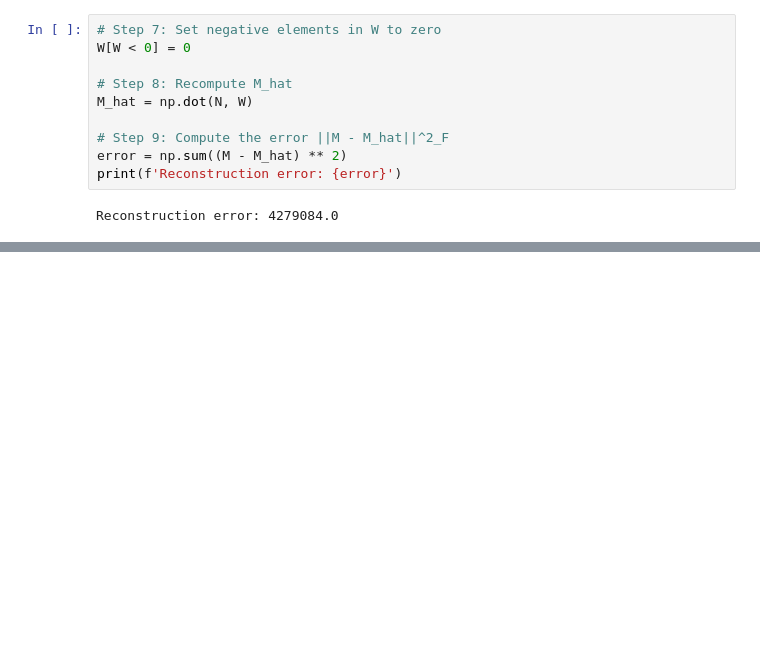
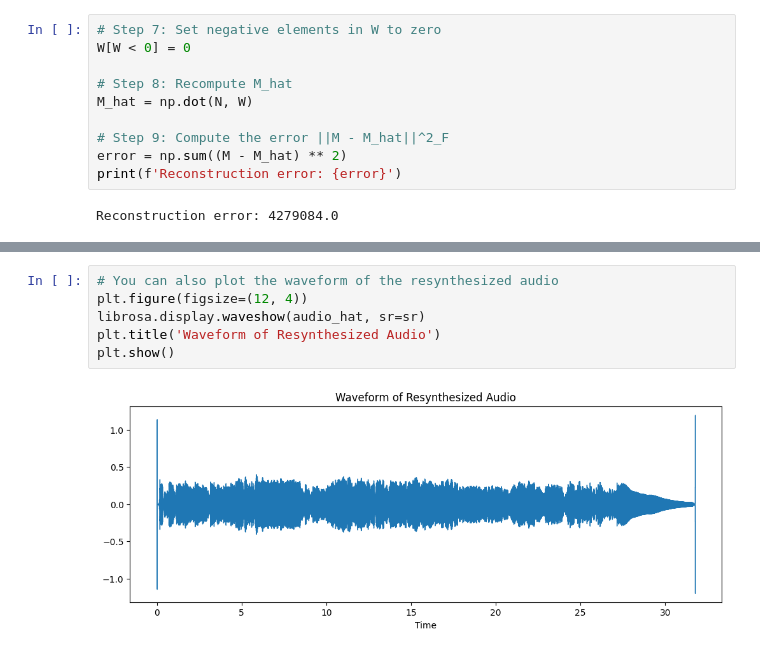
Before and after one commit to surabhi-raghavan/ML-INFSCI-2595, a Jupyter notebook: HW2/question3.ipynb, the cells around one changed output, grey strips where cells are left out. Cells and saved outputs as stored; diff of their text form; blank space fills up the shorter version.

```diff
--- a/HW2/question3.ipynb
+++ b/HW2/question3.ipynb
@@ -125,0 +143,8 @@ NameError: name 'sf' is not defined
+# %%
+# You can also plot the waveform of the resynthesized audio
+plt.figure(figsize=(12, 4))
+librosa.display.waveshow(audio_hat, sr=sr)
+plt.title('Waveform of Resynthesized Audio')
+plt.show()
+# %% [output]
+[figure, added]
```
Also changed, not shown: parts of 2 cells of this notebook.
